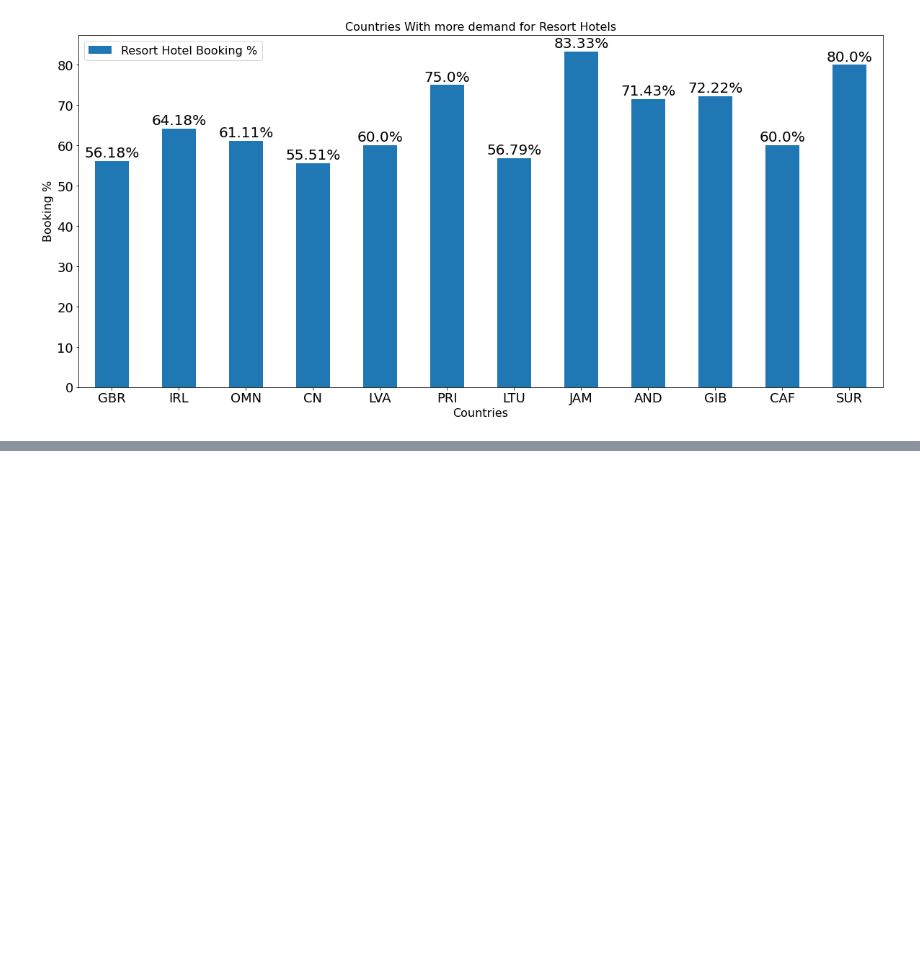
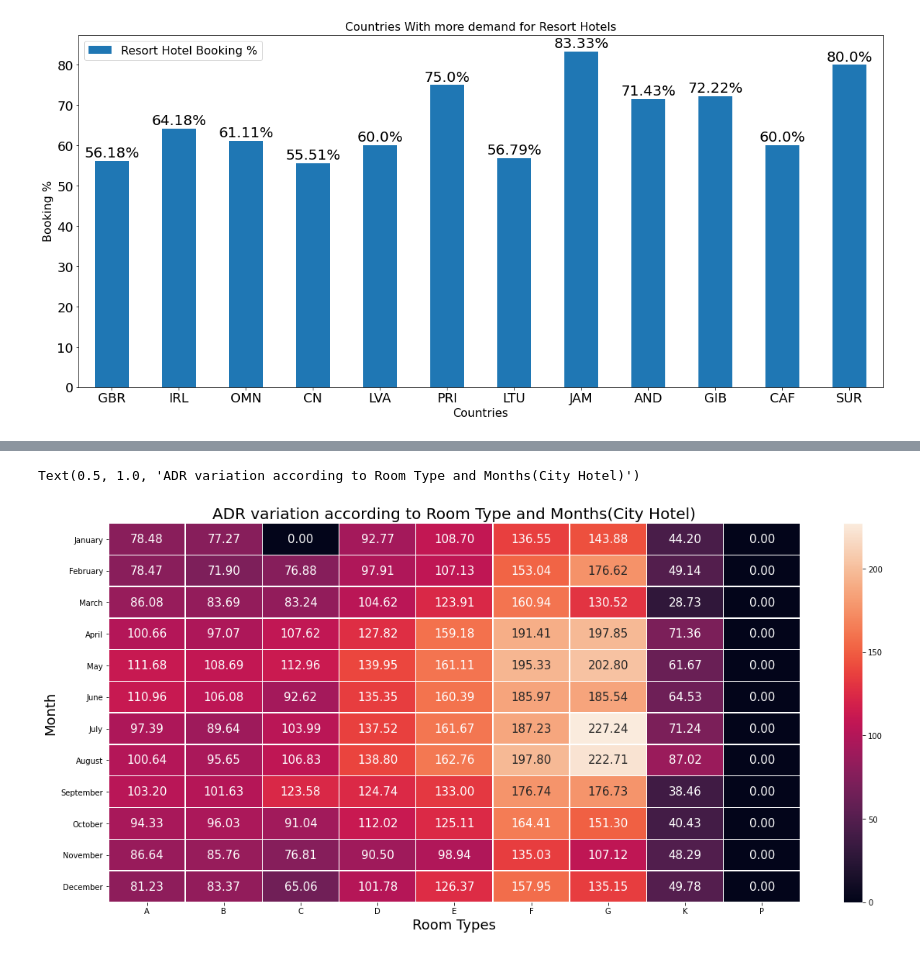
Before and after one commit to DebarajPurohit/Hotel_booking_analysis, a Jupyter notebook: Hotel_Booking_Analysis_Capstone_Project.ipynb, the cells around one changed output, grey strips where cells are left out. Cells and saved outputs as stored; diff of their text form; code cells hidden in the pictures; blank space fills up the shorter version.

```diff
--- a/Hotel_Booking_Analysis_Capstone_Project.ipynb
+++ b/Hotel_Booking_Analysis_Capstone_Project.ipynb
@@ -520,0 +559,4 @@ for index,data in enumerate(Resort_hotel_more_preferred_df['Resort Hotel Booking
+# %%
+Months_name=['January','February','March','April','May','June','July','August','September','October','November','December']
+adr_resort_df.index=pd.CategoricalIndex(adr_resort_df.index, categories=Months_name, ordered=True)
+adr_resort_df = adr_resort_df.sort_index()
@@ -520,0 +598,3 @@ for index,data in enumerate(Resort_hotel_more_preferred_df['Resort Hotel Booking
+# %%
+adr_city_df= city_df.groupby(['arrival_date_month','assigned_room_type'])['adr'].mean().unstack()
+adr_city_df
@@ -520,0 +616,3 @@ for index,data in enumerate(Resort_hotel_more_preferred_df['Resort Hotel Booking
+# %%
+adr_city_df.index=pd.CategoricalIndex(adr_city_df.index, categories=Months_name, ordered=True)
+adr_city_df = adr_city_df.sort_index()
@@ -520,0 +636,2 @@ for index,data in enumerate(Resort_hotel_more_preferred_df['Resort Hotel Booking
+# %%
+adr_city_df = adr_city_df.fillna(0)
@@ -520,0 +664,9 @@ for index,data in enumerate(Resort_hotel_more_preferred_df['Resort Hotel Booking
+# %%
+fig, ax2=plt.subplots(figsize= (20,9))
+sns.heatmap(adr_city_df,ax=ax2, linewidths=0.5, annot= True, annot_kws={'size':15}, fmt='0.2f')
+ax2.set_ylabel('Month', fontsize=18)
+ax2.set_xlabel('Room Types', fontsize=18)
+ax2.set_title('ADR variation according to Room Type and Months(City Hotel)', fontsize=20)
+# %% [output]
+Text(0.5, 1.0, 'ADR variation according to Room Type and Months(City Hotel)')
+[figure, added]
```
Also changed, not shown: parts of 14 cells of this notebook.
